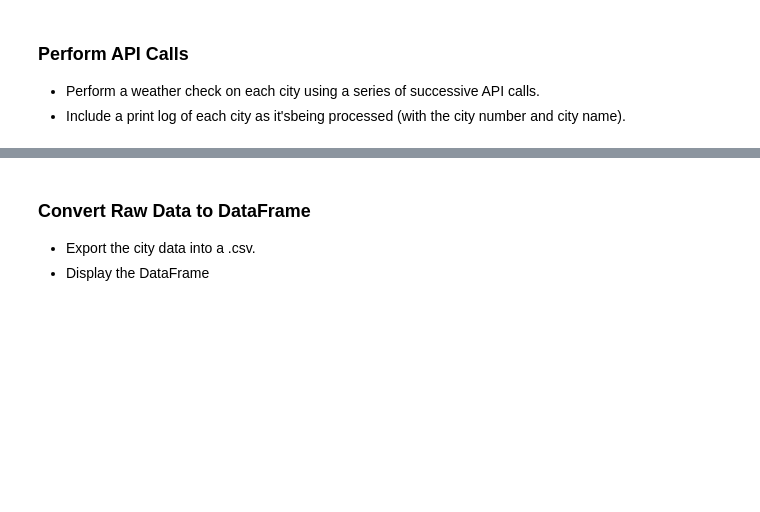
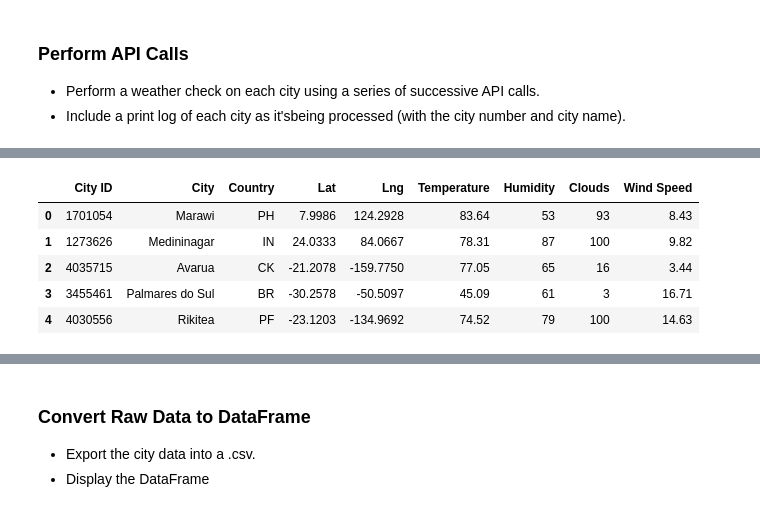
Before and after one commit to anilzown/python-api-challenge, a Jupyter notebook: WeatherPy/WeatherPy.ipynb, the cells around one changed output, grey strips where cells are left out. Cells and saved outputs as stored; diff of their text form; code cells hidden in the pictures; blank space fills up the shorter version.

Commit message:
modified:   WeatherPy/WeatherPy.ipynb 	modified:   output_data/cities.csv

```diff
--- a/WeatherPy/WeatherPy.ipynb
+++ b/WeatherPy/WeatherPy.ipynb
@@ -113,0 +58,89 @@ KeyboardInterrupt:
+# %%
+baseurl = "http://api.openweathermap.org/data/2.5/weather?"
+units = "imperial"
+baseurl = f"{baseurl}appid={weather_api_key}&units={units}&q="
+
+# Create empty lists to store the data for each field
+city_id_list = []
+city_name_list = []
+country_list = []
+lng_list = []
+lat_list = []
+temp_list = []
+humidity_list = []
+clouds_list = []
+wind_speed_list = []
+
+#  initialize the counter
+setCount = 1
+recordCount=1
+
+print("Beginning Data Retrieval")
+print("-----------------------------")
+
+for city in cities:
+# set counters
+    if recordCount == 51:
+        recordCount = 1
+        setCount = setCount + 1
+
+     # Get the JSON response from the OpenWeather API
+    url =f"{baseurl}{city}"
+    weather_response = requests.get(url)
+
+    # check the response code is 200
+    if weather_response.status_code == 200:
+        weather_json = weather_response.json()
+        # try block for exceptions
+        try:
+            city_id = weather_json['id']
+            city_id_list.append(city_id)
+
+            city_name = weather_json['name']
+            city_name_list.append(city_name)
+
+            country_name = weather_json['sys']['country']
+            country_list.append(country_name)
+
+            lng = weather_json['coord']['lon']
+            lng_list.append(lng)
+
+            lat = weather_json['coord']['lat']
+            lat_list.append(lat)
+
+            temp = weather_json['main']['temp']
+            temp_list.append(temp)
+
+            humidity = weather_json['main']['humidity']
+            humidity_list.append(humidity)
+
+            clouds = weather_json['clouds']['all']
+            clouds_list.append(clouds)
+
+            wind_speed = weather_json['wind']['speed']
+            wind_speed_list.append(wind_speed)
+
+            print(f"Processing Record {recordCount} of Set {setCount} | {city}")
+            recordCount = recordCount + 1
+
+            # Processing Record 1 of Set 1 | butaritari
+            # print(f"City Name: {city}, City ID: {city_id}")
+            # Print error message and move on to the next city if there is an error
+        except:
+            print("City not found. Skipping...")
+        #----------End Try
+    #----------End If
+
+# Convert the data into a dataframe
+cities_df = pd.DataFrame({
+            "City ID": city_id_list,
+            "City": city_name_list,
+            "Country": country_list,
+            "Lat": lat_list,
+            "Lng": lng_list,
+            "Temperature": temp_list,
+            "Humidity": humidity_list,
+            "Clouds": clouds_list,
+            "Wind Speed": wind_speed_list})
+cities_df.head()
+# %% [output]
@@ -113,0 +164,6 @@ KeyboardInterrupt:
+|  | City ID | City | Country | Lat | Lng | Temperature | Humidity | Clouds | Wind Speed |
+| 0 | 1701054 | Marawi | PH | 7.9986 | 124.2928 | 83.64 | 53 | 93 | 8.43 |
+| 1 | 1273626 | Medininagar | IN | 24.0333 | 84.0667 | 78.31 | 87 | 100 | 9.82 |
+| 2 | 4035715 | Avarua | CK | -21.2078 | -159.7750 | 77.05 | 65 | 16 | 3.44 |
+| 3 | 3455461 | Palmares do Sul | BR | -30.2578 | -50.5097 | 45.09 | 61 | 3 | 16.71 |
+| 4 | 4030556 | Rikitea | PF | -23.1203 | -134.9692 | 74.52 | 79 | 100 | 14.63 |
```
Also changed, not shown: parts of 25 cells of this notebook, 1 other file.
